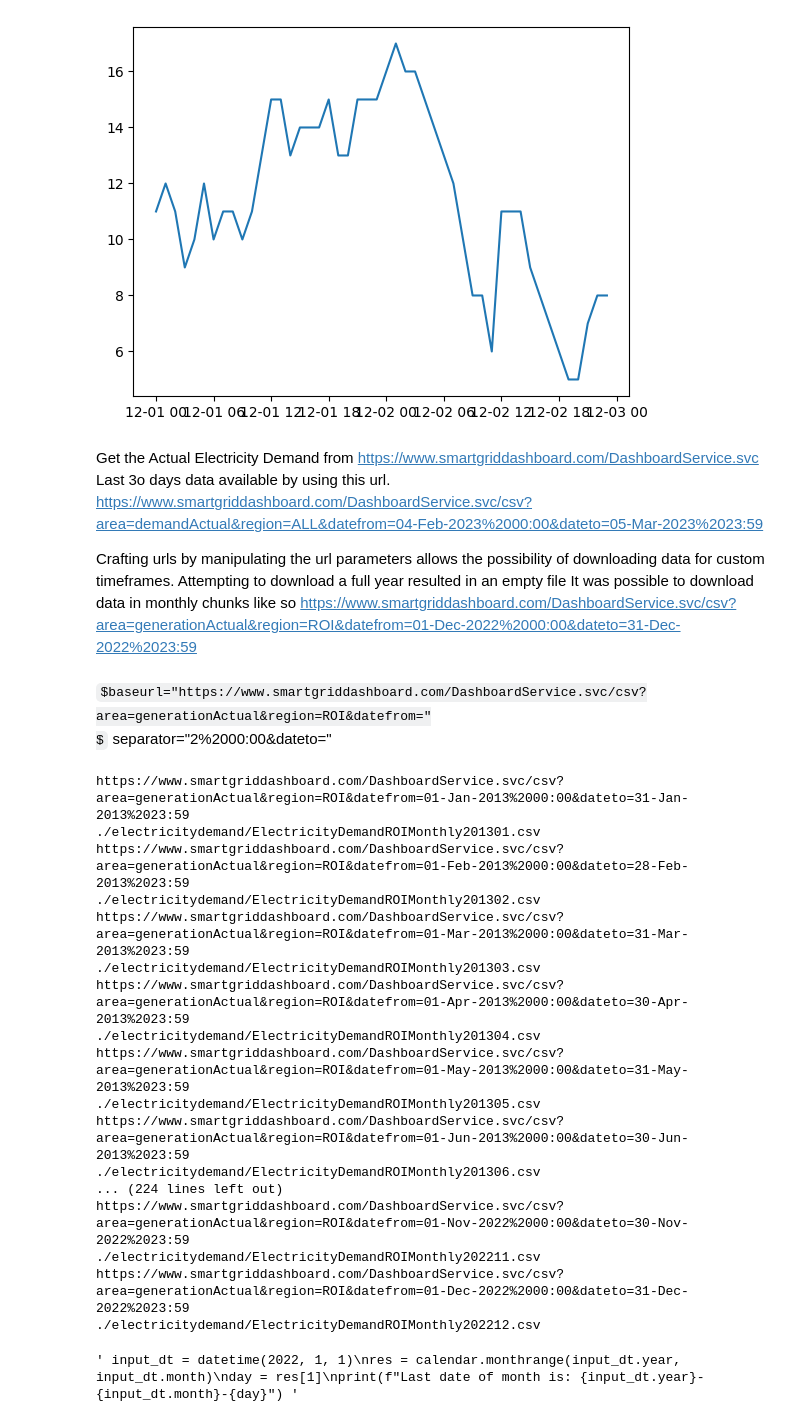
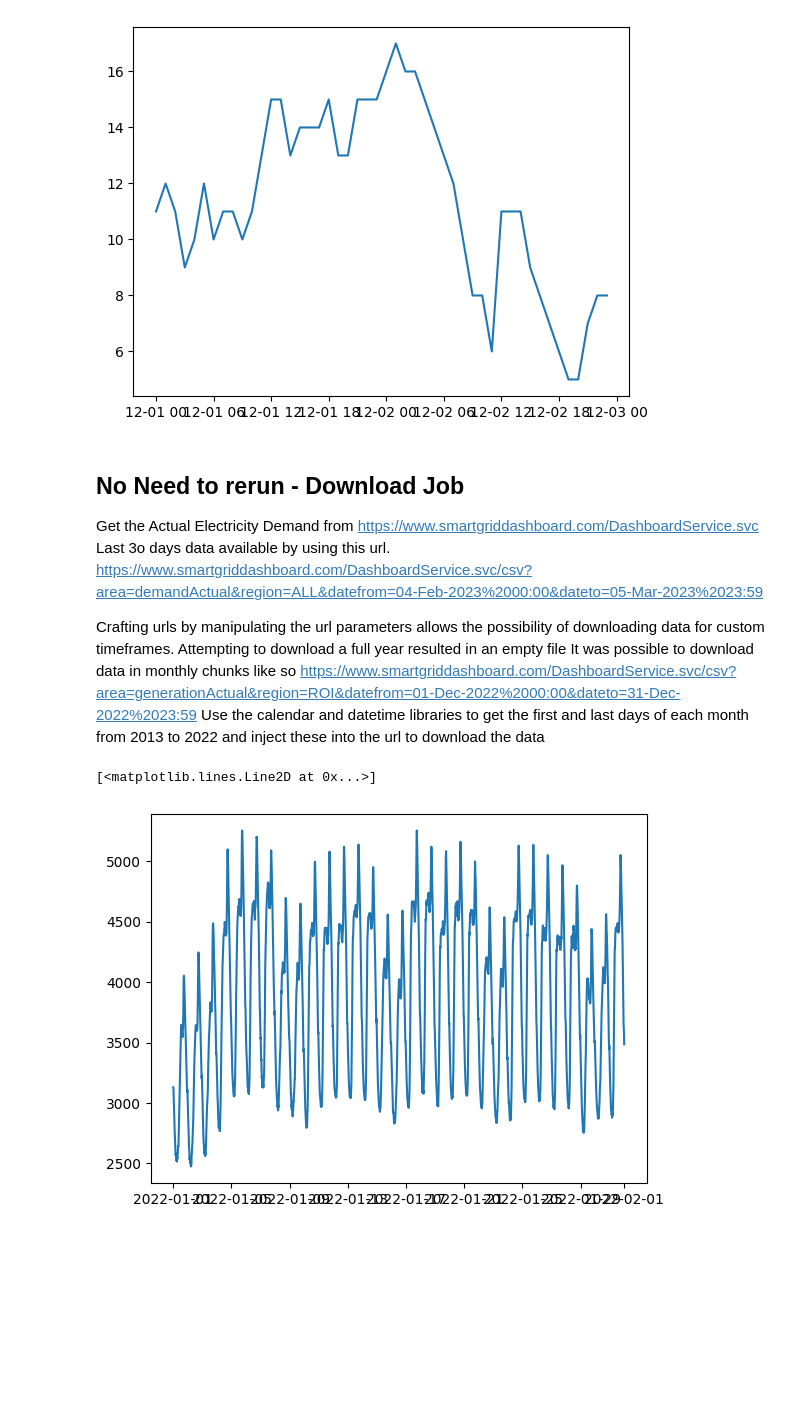
Before and after one commit to lanecolinp/UCDPA_lanecolinp, a Jupyter notebook: WeatherStation.ipynb, the cells around one changed output. Cells and saved outputs as stored; diff of their text form; code cells hidden in the pictures; some formulas as TeX source; blank space fills up the shorter version.

```diff
--- a/WeatherStation.ipynb
+++ b/WeatherStation.ipynb
@@ -426,6 +457,7 @@ plt.plot(sample['datetime'], sample['wdsp'])
 [<matplotlib.lines.Line2D at 0x...>]
 [figure]
 # %% [markdown]
+##  No Need to rerun - Download Job  ##
 Get the Actual Electricity Demand from https://www.smartgriddashboard.com/DashboardService.svc
 Last 3o days data available by using this url.
 https://www.smartgriddashboard.com/DashboardService.svc/csv?area=demandActual&region=ALL&datefrom=04-Feb-2023%2000:00&dateto=05-Mar-2023%2023:59
@@ -434,17 +466,15 @@ Crafting urls by manipulating the url parameters allows the possibility of downl
 Attempting to download a full year resulted in an empty file
 It was possible to download data in monthly chunks like so
 https://www.smartgriddashboard.com/DashboardService.svc/csv?area=generationActual&region=ROI&datefrom=01-Dec-2022%2000:00&dateto=31-Dec-2022%2023:59
+Use the calendar and datetime libraries to get the first and last days of each month from 2013 to 2022 and inject these into the url to download the data
-# %% [markdown]
-$baseurl="https://www.smartgriddashboard.com/DashboardService.svc/csv?area=generationActual&region=ROI&datefrom="
-$separator="2%2000:00&dateto="
 # %%
 import calendar
 from datetime import datetime
 
-baseurl="https://www.smartgriddashboard.com/DashboardService.svc/csv?area=generationActual&region=ROI&datefrom="
+baseurl="https://www.smartgriddashboard.com/DashboardService.svc/csv?area=demandActual&region=ROI&datefrom="
 separator="%2000:00&dateto="
 end="%2023:59"
-edfolder="./electricitydemand/"
+edfolder="./electricitydemand/monthly/"
 edfileprefix='ElectricityDemandROIMonthly'
 edfileextension='.csv'
 
@@ -467,27 +497,3 @@ for year in range(2013,2023):
             response = requests.get(url)
             #print(response.content)
             open(edfile, "wb").write(response.content)
-
-""" input_dt = datetime(2022, 1, 1)
-res = calendar.monthrange(input_dt.year, input_dt.month)
-day = res[1]
-print(f"Last date of month is: {input_dt.year}-{input_dt.month}-{day}") """
-# %% [output]
-https://www.smartgriddashboard.com/DashboardService.svc/csv?area=generationActual&region=ROI&datefrom=01-Jan-2013%2000:00&dateto=31-Jan-2013%2023:59
-./electricitydemand/ElectricityDemandROIMonthly201301.csv
-https://www.smartgriddashboard.com/DashboardService.svc/csv?area=generationActual&region=ROI&datefrom=01-Feb-2013%2000:00&dateto=28-Feb-2013%2023:59
-./electricitydemand/ElectricityDemandROIMonthly201302.csv
-https://www.smartgriddashboard.com/DashboardService.svc/csv?area=generationActual&region=ROI&datefrom=01-Mar-2013%2000:00&dateto=31-Mar-2013%2023:59
-./electricitydemand/ElectricityDemandROIMonthly201303.csv
-https://www.smartgriddashboard.com/DashboardService.svc/csv?area=generationActual&region=ROI&datefrom=01-Apr-2013%2000:00&dateto=30-Apr-2013%2023:59
-./electricitydemand/ElectricityDemandROIMonthly201304.csv
-https://www.smartgriddashboard.com/DashboardService.svc/csv?area=generationActual&region=ROI&datefrom=01-May-2013%2000:00&dateto=31-May-2013%2023:59
-./electricitydemand/ElectricityDemandROIMonthly201305.csv
-https://www.smartgriddashboard.com/DashboardService.svc/csv?area=generationActual&region=ROI&datefrom=01-Jun-2013%2000:00&dateto=30-Jun-2013%2023:59
-./electricitydemand/ElectricityDemandROIMonthly201306.csv
-... (224 lines left out)
-https://www.smartgriddashboard.com/DashboardService.svc/csv?area=generationActual&region=ROI&datefrom=01-Nov-2022%2000:00&dateto=30-Nov-2022%2023:59
-./electricitydemand/ElectricityDemandROIMonthly202211.csv
-https://www.smartgriddashboard.com/DashboardService.svc/csv?area=generationActual&region=ROI&datefrom=01-Dec-2022%2000:00&dateto=31-Dec-2022%2023:59
-./electricitydemand/ElectricityDemandROIMonthly202212.csv
-' input_dt = datetime(2022, 1, 1)\nres = calendar.monthrange(input_dt.year, input_dt.month)\nday = res[1]\nprint(f"Last date of month is: {input_dt.year}-{input_dt.month}-{day}") '
@@ -495,0 +500,16 @@ url="https://www.smartgriddashboard.com/DashboardService.svc/csv?area=generation
+# %%
+file="./electricitydemand/monthly/ElectricityDemandROIMonthly202201.csv"
+demdf=pd.read_csv(file)
+
+demdf['datetime'] = pd.to_datetime(demdf['DATE & TIME'], format='%d %B %Y %H:%M')
+
+#demdf.rename(columns={wddf.columns[colloc-1]: 'ind'+col}, inplace=True)
+#plt.plot(demdf['datetime'], sample['ACTUAL GENERATION(MW)'])
+
+columns = list(demdf.columns.values)
+demdf.columns = demdf.columns.str.strip()
+demdf.dtypes
+plt.plot(demdf['datetime'], demdf['ACTUAL DEMAND(MW)'])
+# %% [output]
+[<matplotlib.lines.Line2D at 0x...>]
+[figure, added]
```
Also changed, not shown: parts of 34 cells of this notebook.
